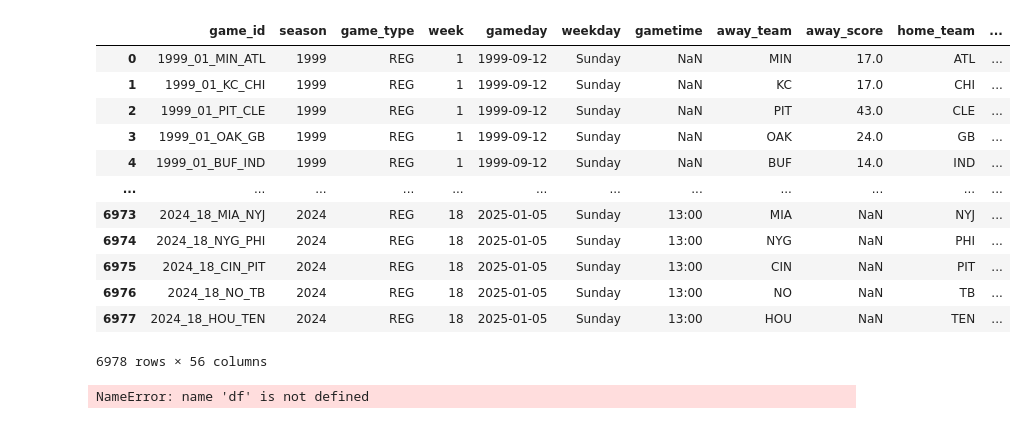
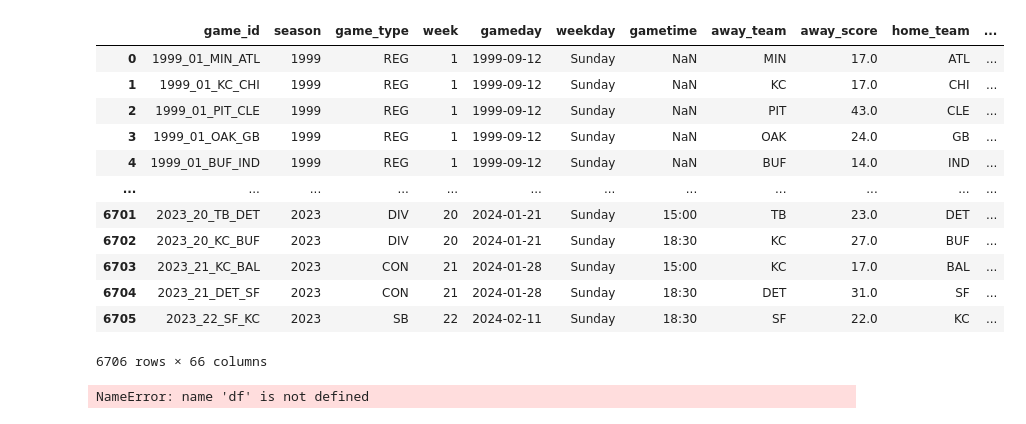
Before and after one commit to markgill17/Artefact, a Jupyter notebook: ArtefactDataset.ipynb, the cells around one changed output. Saved outputs shown, nothing was run; the diff lists cells and outputs as text; code cells hidden in the pictures.

Commit message:
added acclimatisation temperature for each home and away team

```diff
--- a/ArtefactDataset.ipynb
+++ b/ArtefactDataset.ipynb
@@ -14,14 +11,14 @@ weather_df = pd.read_csv(r'C:\Users\Mark\OneDrive - Atlantic TU\Documents\Data\w
 games_df["home_team_win_perecentage"] = games_df["home_team"].map(records_df)
 games_df["away_team_win_perecentage"] = games_df["away_team"].map(records_df)
 
-games_df["month_number"] = pd.to_numeric(games_df['gameday'].str[-2:])
+games_df["month_number"] = pd.to_numeric(games_df['gameday'].str[5:7])
 
 phoenixList = ['ARI', 'LV', 'SD']
 d1=dict.fromkeys(phoenixList, 'Phoenix')
 columbusList = ['CIN', 'CLE', 'PIT']
 d2=dict.fromkeys(columbusList, 'Columbus')
 sacramentoList = ['LAR', 'LAC', 'LA', 'SF', 'OAK']
-d3=dict.fromkeys(sacramentoList, 'Sacremento')
+d3=dict.fromkeys(sacramentoList, 'Sacramento')
 tallahasseeList = ['JAX', 'TB', 'MIA']
 d4=dict.fromkeys(tallahasseeList, 'Tallahassee')
 madisonList = ['GB','CHI']
@@ -34,6 +31,9 @@ trentonList = ['PHI', 'NYJ', 'NYG']
 d8=dict.fromkeys(trentonList, 'Trenton')
 
 d = {**d1,**d2,**d3,**d4,**d5,**d6,**d7, **d8, "CAR": "Columbia", "TEN": "Nashville", "BAL": "Annapolis", "WAS": "Washington", "SEA": "Olympia", "DEN": "Denver", "NE": "Providence", "IND": "Indianapolis", "MIN": "Saint Paul", "DET": "Lansing", "BUF": "Albany", "ATL": "Atlanta", "NO": "Jackson"}
-games_df['nearestWeatherStation'] = games_df['home_team'].map(d)
-games_df
+games_df['homeTeamNearestWeatherStation'] = games_df['home_team'].map(d)
+games_df['awayTeamNearestWeatherStation'] = games_df['away_team'].map(d)
+
+games_df = games_df.loc[games_df['gameday']<='2024-03-01']
+games_df['month_number'].unique()
 # %% [output]
@@ -53,33 +41,56 @@ games_df
 # %%
 weather_df['date']= pd.to_datetime(weather_df['date'])
 january_weather_df = weather_df[weather_df['date'].dt.month == 1].groupby('city_name')['avg_temp_c'].mean()
 february_weather_df = weather_df[weather_df['date'].dt.month == 2].groupby('city_name')['avg_temp_c'].mean()
 september_weather_df = weather_df[weather_df['date'].dt.month == 9].groupby('city_name')['avg_temp_c'].mean()
 october_weather_df = weather_df[weather_df['date'].dt.month == 10].groupby('city_name')['avg_temp_c'].mean()
 november_weather_df = weather_df[weather_df['date'].dt.month == 11].groupby('city_name')['avg_temp_c'].mean()
 december_weather_df = weather_df[weather_df['date'].dt.month == 12].groupby('city_name')['avg_temp_c'].mean()
 
-games_df['avgJanTemp'] = games_df['nearestWeatherStation'].map(january_weather_df).apply(lambda x: (x * 1.8)+32)
-games_df['avgFebTemp'] = games_df['nearestWeatherStation'].map(february_weather_df).apply(lambda x: (x * 1.8)+32)
-games_df['avgSepTemp'] = games_df['nearestWeatherStation'].map(september_weather_df).apply(lambda x: (x * 1.8)+32)
-games_df['avgOctTemp'] = games_df['nearestWeatherStation'].map(october_weather_df).apply(lambda x: (x * 1.8)+32)
-games_df['avgNovTemp'] = games_df['nearestWeatherStation'].map(november_weather_df).apply(lambda x: (x * 1.8)+32)
-games_df['avgDecTemp'] = games_df['nearestWeatherStation'].map(december_weather_df).apply(lambda x: (x * 1.8)+32)
+games_df['avgHomeTeamJanTemp'] = games_df['homeTeamNearestWeatherStation'].map(january_weather_df).apply(lambda x: (x * 1.8)+32)
+games_df['avgHomeTeamFebTemp'] = games_df['homeTeamNearestWeatherStation'].map(february_weather_df).apply(lambda x: (x * 1.8)+32)
+games_df['avgHomeTeamSepTemp'] = games_df['homeTeamNearestWeatherStation'].map(september_weather_df).apply(lambda x: (x * 1.8)+32)
+games_df['avgHomeTeamOctTemp'] = games_df['homeTeamNearestWeatherStation'].map(october_weather_df).apply(lambda x: (x * 1.8)+32)
+games_df['avgHomeTeamNovTemp'] = games_df['homeTeamNearestWeatherStation'].map(november_weather_df).apply(lambda x: (x * 1.8)+32)
+games_df['avgHomeTeamDecTemp'] = games_df['homeTeamNearestWeatherStation'].map(december_weather_df).apply(lambda x: (x * 1.8)+32)
+
+games_df['avgAwayTeamJanTemp'] = games_df['awayTeamNearestWeatherStation'].map(january_weather_df).apply(lambda x: (x * 1.8)+32)
+games_df['avgAwayTeamFebTemp'] = games_df['awayTeamNearestWeatherStation'].map(february_weather_df).apply(lambda x: (x * 1.8)+32)
+games_df['avgAwayTeamSepTemp'] = games_df['awayTeamNearestWeatherStation'].map(september_weather_df).apply(lambda x: (x * 1.8)+32)
+games_df['avgAwayTeamOctTemp'] = games_df['awayTeamNearestWeatherStation'].map(october_weather_df).apply(lambda x: (x * 1.8)+32)
+games_df['avgAwayTeamNovTemp'] = games_df['awayTeamNearestWeatherStation'].map(november_weather_df).apply(lambda x: (x * 1.8)+32)
+games_df['avgAwayTeamDecTemp'] = games_df['awayTeamNearestWeatherStation'].map(december_weather_df).apply(lambda x: (x * 1.8)+32)
+
+games_df.loc[games_df['month_number']== 1, 'homeAcclimatisedTemp' ] = games_df['avgHomeTeamJanTemp']
+games_df.loc[games_df['month_number']== 2, 'homeAcclimatisedTemp' ] = games_df['avgHomeTeamFebTemp']
+games_df.loc[games_df['month_number']== 9, 'homeAcclimatisedTemp' ] = games_df['avgHomeTeamSepTemp']
+games_df.loc[games_df['month_number']== 10, 'homeAcclimatisedTemp' ] = games_df['avgHomeTeamOctTemp']
+games_df.loc[games_df['month_number']== 11, 'homeAcclimatisedTemp' ] = games_df['avgHomeTeamNovTemp']
+games_df.loc[games_df['month_number']== 12, 'homeAcclimatisedTemp' ] = games_df['avgHomeTeamDecTemp']
+
+games_df.loc[games_df['month_number']== 1, 'awayAcclimatisedTemp' ] = games_df['avgAwayTeamJanTemp']
+games_df.loc[games_df['month_number']== 2, 'awayAcclimatisedTemp' ] = games_df['avgAwayTeamFebTemp']
+games_df.loc[games_df['month_number']== 9, 'awayAcclimatisedTemp' ] = games_df['avgAwayTeamSepTemp']
+games_df.loc[games_df['month_number']== 10, 'awayAcclimatisedTemp' ] = games_df['avgAwayTeamOctTemp']
+games_df.loc[games_df['month_number']== 11, 'awayAcclimatisedTemp' ] = games_df['avgAwayTeamNovTemp']
+games_df.loc[games_df['month_number']== 12, 'awayAcclimatisedTemp' ] = games_df['avgAwayTeamDecTemp']
+
+games_df['home_acclimitisation_advantage'] = (games_df['awayAcclimatisedTemp']-games_df['temp'])-(games_df['homeAcclimatisedTemp'] - games_df['temp'])
 games_df
 # %% [output]
 |  | game_id | season | game_type | week | gameday | weekday | gametime | away_team | away_score | home_team | ... |
 | 0 | 1999_01_MIN_ATL | 1999 | REG | 1 | 1999-09-12 | Sunday | NaN | MIN | 17.0 | ATL | ... |
 | 1 | 1999_01_KC_CHI | 1999 | REG | 1 | 1999-09-12 | Sunday | NaN | KC | 17.0 | CHI | ... |
 | 2 | 1999_01_PIT_CLE | 1999 | REG | 1 | 1999-09-12 | Sunday | NaN | PIT | 43.0 | CLE | ... |
 | 3 | 1999_01_OAK_GB | 1999 | REG | 1 | 1999-09-12 | Sunday | NaN | OAK | 24.0 | GB | ... |
 | 4 | 1999_01_BUF_IND | 1999 | REG | 1 | 1999-09-12 | Sunday | NaN | BUF | 14.0 | IND | ... |
 | ... | ... | ... | ... | ... | ... | ... | ... | ... | ... | ... | ... |
-| 6973 | 2024_18_MIA_NYJ | 2024 | REG | 18 | 2025-01-05 | Sunday | 13:00 | MIA | NaN | NYJ | ... |
-| 6974 | 2024_18_NYG_PHI | 2024 | REG | 18 | 2025-01-05 | Sunday | 13:00 | NYG | NaN | PHI | ... |
-| 6975 | 2024_18_CIN_PIT | 2024 | REG | 18 | 2025-01-05 | Sunday | 13:00 | CIN | NaN | PIT | ... |
-| 6976 | 2024_18_NO_TB | 2024 | REG | 18 | 2025-01-05 | Sunday | 13:00 | NO | NaN | TB | ... |
-| 6977 | 2024_18_HOU_TEN | 2024 | REG | 18 | 2025-01-05 | Sunday | 13:00 | HOU | NaN | TEN | ... |
+| 6701 | 2023_20_TB_DET | 2023 | DIV | 20 | 2024-01-21 | Sunday | 15:00 | TB | 23.0 | DET | ... |
+| 6702 | 2023_20_KC_BUF | 2023 | DIV | 20 | 2024-01-21 | Sunday | 18:30 | KC | 27.0 | BUF | ... |
+| 6703 | 2023_21_KC_BAL | 2023 | CON | 21 | 2024-01-28 | Sunday | 15:00 | KC | 17.0 | BAL | ... |
+| 6704 | 2023_21_DET_SF | 2023 | CON | 21 | 2024-01-28 | Sunday | 18:30 | DET | 31.0 | SF | ... |
+| 6705 | 2023_22_SF_KC | 2023 | SB | 22 | 2024-02-11 | Sunday | 18:30 | SF | 22.0 | KC | ... |
-6978 rows × 56 columns
+6706 rows × 66 columns
 # %%
 df.drop(df.iloc[:, 0:7], axis=1, inplace=True)
 df.drop(df.iloc[:, 8:15], axis=1, inplace=True)
```
Also changed, not shown: parts of 2 cells of this notebook, 1 other file.
